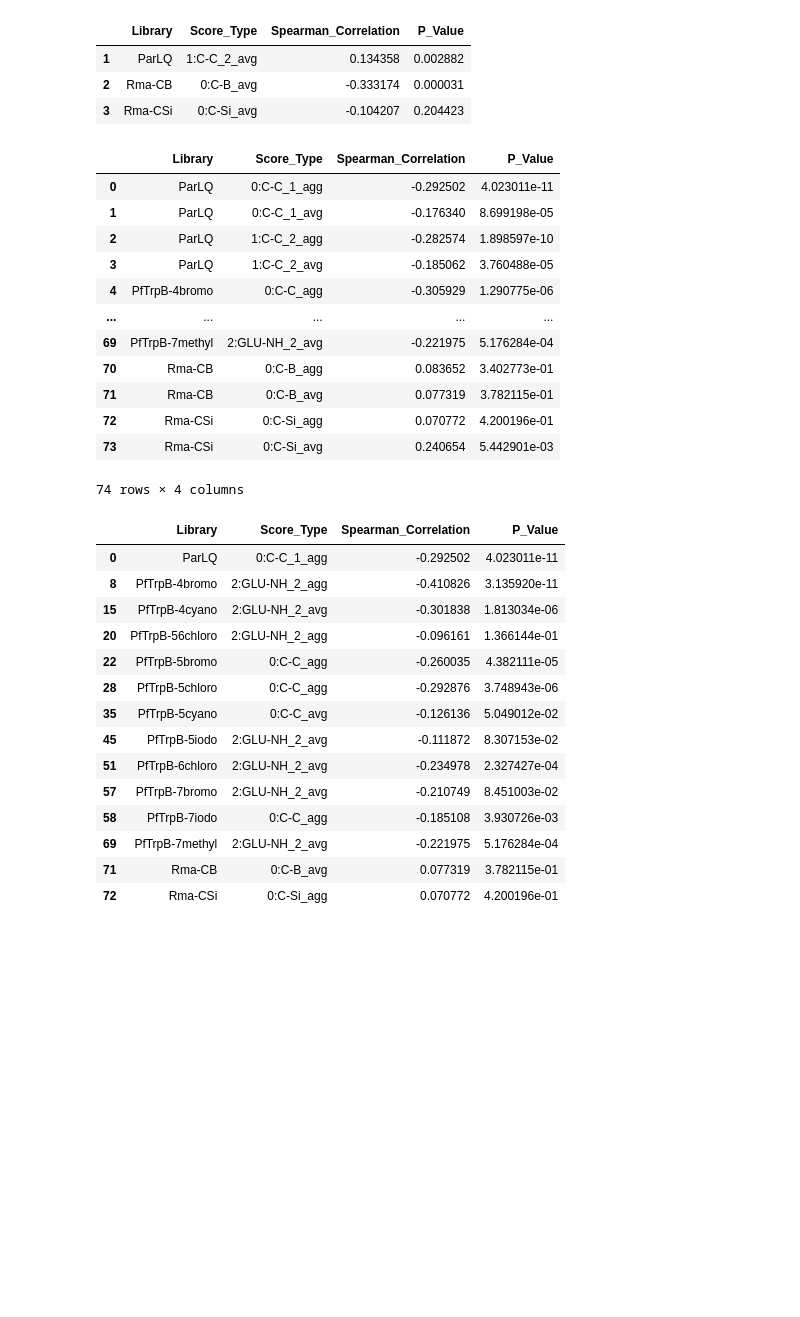
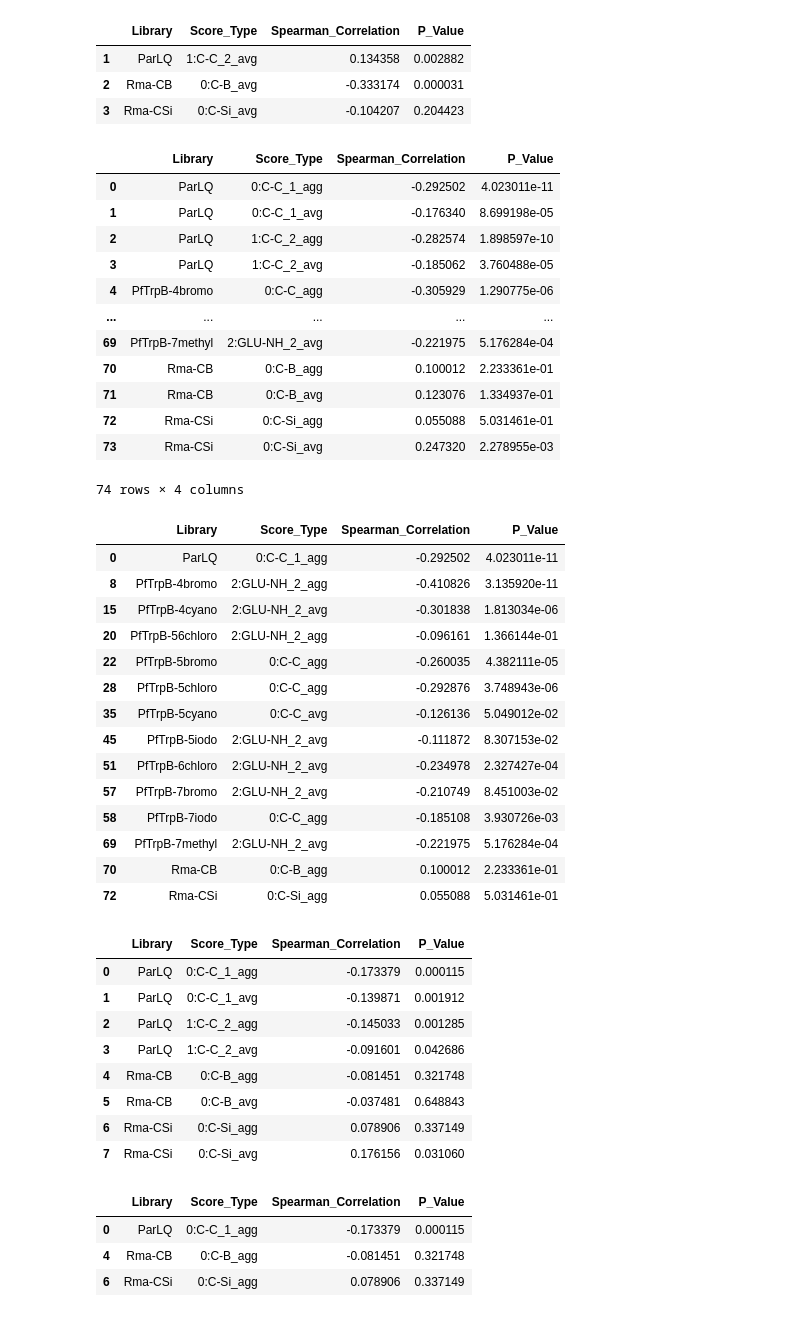
Before and after one commit to fhalab/substrate_aware_zs, a Jupyter notebook: sandbox/test_bond_dist.ipynb, the cells around one changed output. Cells and saved outputs as stored; diff of their text form; code cells hidden in the pictures; blank space fills up the shorter version.

```diff
--- a/sandbox/test_bond_dist.ipynb
+++ b/sandbox/test_bond_dist.ipynb
@@ -96,7 +96,7 @@ from scipy.stats import spearmanr
 
 from REVIVAL.util import get_file_name
 
-for dock_type in ["joint"]: # ["joint", "seperate"]:
+for dock_type in ["joint", "seperate"]:
 
     # Initialize an empty list to store results
     results = []
@@ -116,37 +116,37 @@ for dock_type in ["joint"]: # ["joint", "seperate"]:
         # Calculate Spearman correlation for each column in avg_c
         for c in avg_c:
             lib_df_valid = lib_df.copy()
             valid_rows = lib_df_valid[["fitness", c]].dropna()
             correlation, p_value = spearmanr(valid_rows["fitness"].values, valid_rows[c].values)
             # correlation, p_value = spearmanr(lib_df["fitness"].values, lib_df[c].values)
             # std_col = merged_df[c.replace("avg", "std")].values
             results.append({
                 "Library": lib_name,
                 "Score_Type": c,
                 # "variability": std_col.mean(),
                 "Spearman_Correlation": correlation,
                 "P_Value": p_value
             })
 
     # Convert results into a DataFrame and display it as a table
     results_df = pd.DataFrame(results)
     display(results_df)
     display(results_df.loc[
         results_df.groupby("Library")["Spearman_Correlation"].idxmin()
     ])
 # %% [output]
 |  | Library | Score_Type | Spearman_Correlation | P_Value |
 | 0 | ParLQ | 0:C-C_1_agg | -0.292502 | 4.023011e-11 |
 | 1 | ParLQ | 0:C-C_1_avg | -0.176340 | 8.699198e-05 |
 | 2 | ParLQ | 1:C-C_2_agg | -0.282574 | 1.898597e-10 |
 | 3 | ParLQ | 1:C-C_2_avg | -0.185062 | 3.760488e-05 |
 | 4 | PfTrpB-4bromo | 0:C-C_agg | -0.305929 | 1.290775e-06 |
 | ... | ... | ... | ... | ... |
 | 69 | PfTrpB-7methyl | 2:GLU-NH_2_avg | -0.221975 | 5.176284e-04 |
-| 70 | Rma-CB | 0:C-B_agg | 0.083652 | 3.402773e-01 |
-| 71 | Rma-CB | 0:C-B_avg | 0.077319 | 3.782115e-01 |
-| 72 | Rma-CSi | 0:C-Si_agg | 0.070772 | 4.200196e-01 |
-| 73 | Rma-CSi | 0:C-Si_avg | 0.240654 | 5.442901e-03 |
+| 70 | Rma-CB | 0:C-B_agg | 0.100012 | 2.233361e-01 |
+| 71 | Rma-CB | 0:C-B_avg | 0.123076 | 1.334937e-01 |
+| 72 | Rma-CSi | 0:C-Si_agg | 0.055088 | 5.031461e-01 |
+| 73 | Rma-CSi | 0:C-Si_avg | 0.247320 | 2.278955e-03 |
 74 rows × 4 columns
 |  | Library | Score_Type | Spearman_Correlation | P_Value |
 | 0 | ParLQ | 0:C-C_1_agg | -0.292502 | 4.023011e-11 |
@@ -161,5 +161,18 @@ for dock_type in ["joint"]: # ["joint", "seperate"]:
 | 57 | PfTrpB-7bromo | 2:GLU-NH_2_avg | -0.210749 | 8.451003e-02 |
 | 58 | PfTrpB-7iodo | 0:C-C_agg | -0.185108 | 3.930726e-03 |
 | 69 | PfTrpB-7methyl | 2:GLU-NH_2_avg | -0.221975 | 5.176284e-04 |
-| 71 | Rma-CB | 0:C-B_avg | 0.077319 | 3.782115e-01 |
-| 72 | Rma-CSi | 0:C-Si_agg | 0.070772 | 4.200196e-01 |
+| 70 | Rma-CB | 0:C-B_agg | 0.100012 | 2.233361e-01 |
+| 72 | Rma-CSi | 0:C-Si_agg | 0.055088 | 5.031461e-01 |
+|  | Library | Score_Type | Spearman_Correlation | P_Value |
+| 0 | ParLQ | 0:C-C_1_agg | -0.173379 | 0.000115 |
+| 1 | ParLQ | 0:C-C_1_avg | -0.139871 | 0.001912 |
+| 2 | ParLQ | 1:C-C_2_agg | -0.145033 | 0.001285 |
+| 3 | ParLQ | 1:C-C_2_avg | -0.091601 | 0.042686 |
+| 4 | Rma-CB | 0:C-B_agg | -0.081451 | 0.321748 |
+| 5 | Rma-CB | 0:C-B_avg | -0.037481 | 0.648843 |
+| 6 | Rma-CSi | 0:C-Si_agg | 0.078906 | 0.337149 |
+| 7 | Rma-CSi | 0:C-Si_avg | 0.176156 | 0.031060 |
+|  | Library | Score_Type | Spearman_Correlation | P_Value |
+| 0 | ParLQ | 0:C-C_1_agg | -0.173379 | 0.000115 |
+| 4 | Rma-CB | 0:C-B_agg | -0.081451 | 0.321748 |
+| 6 | Rma-CSi | 0:C-Si_agg | 0.078906 | 0.337149 |
```
Also changed, not shown: 12 other files.
